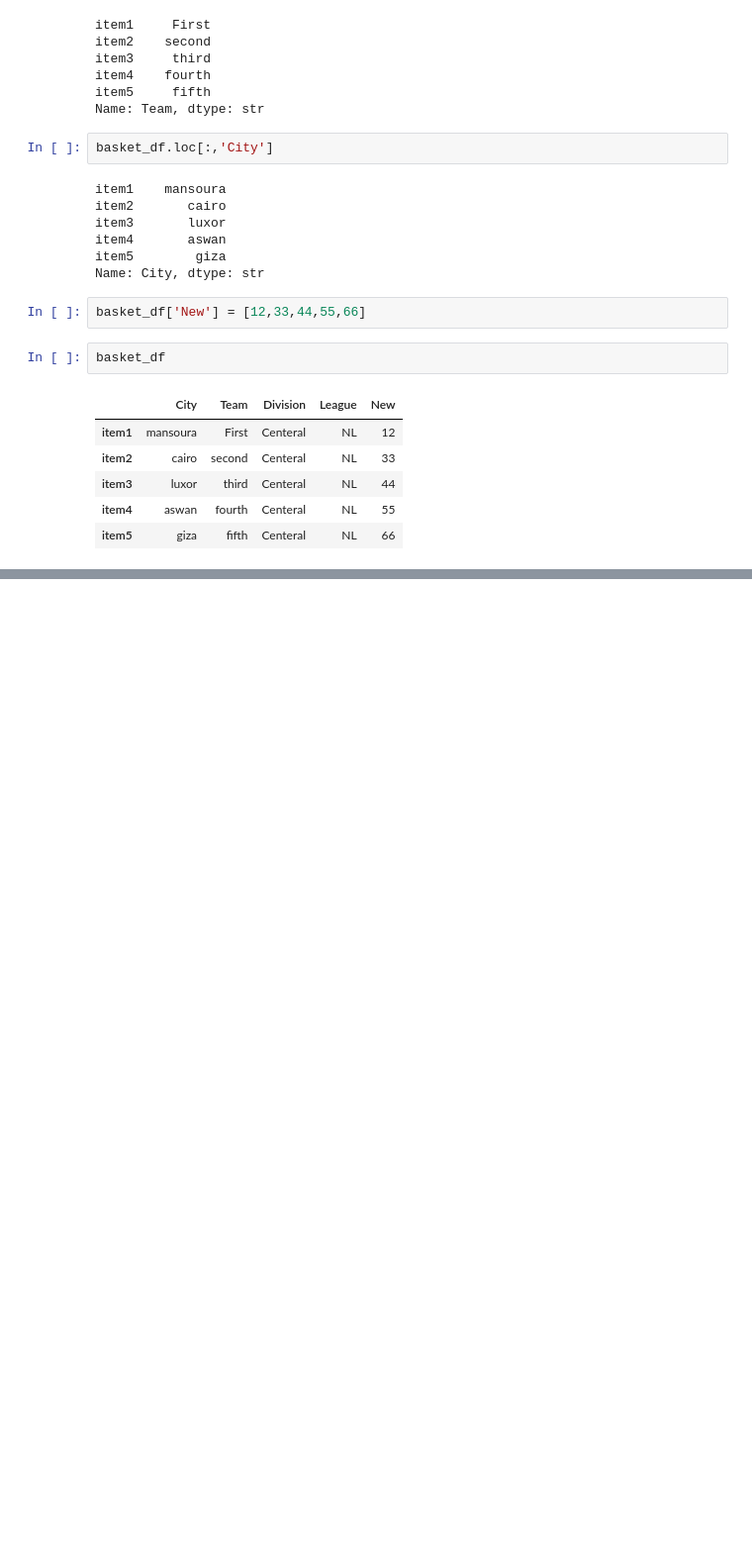
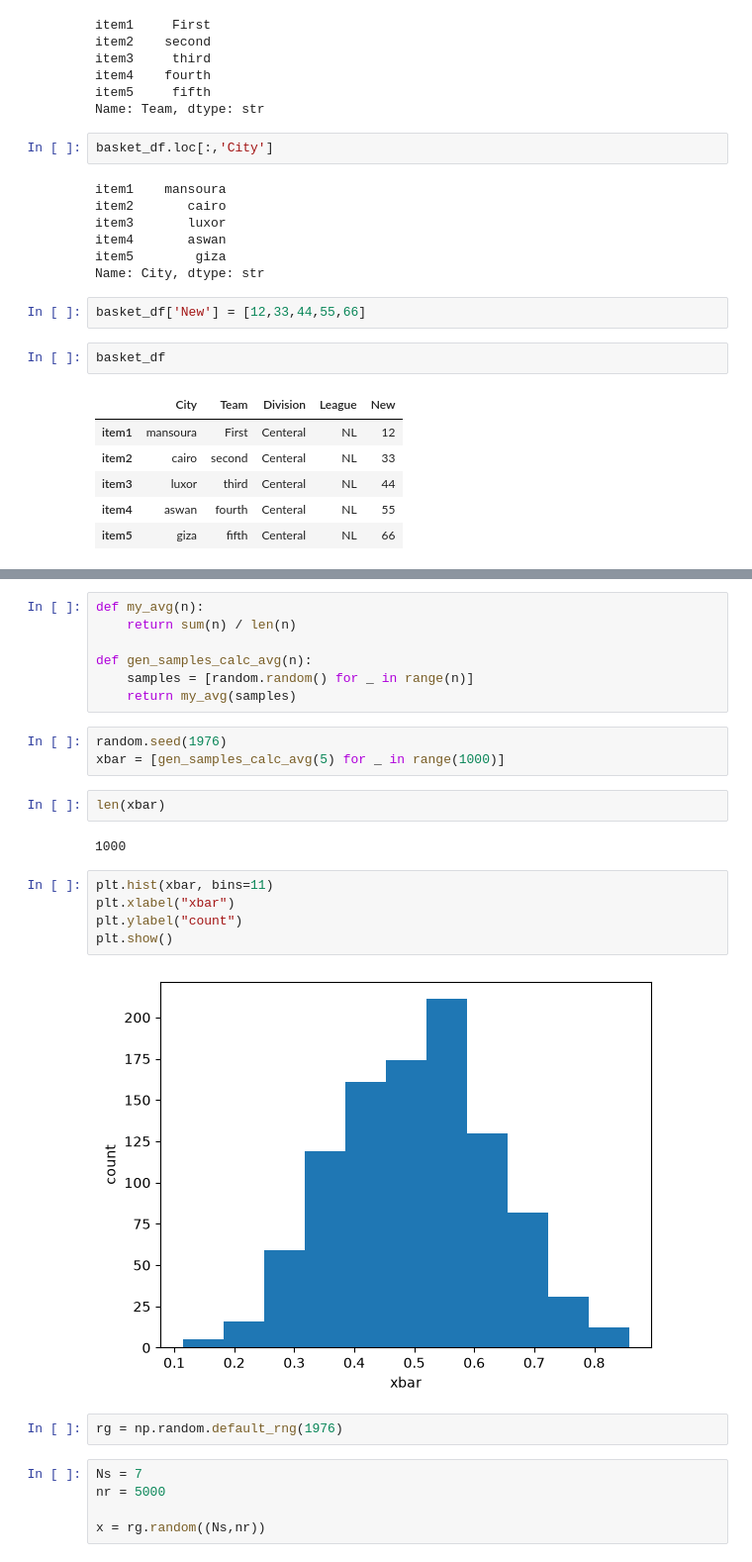
Before and after one commit to mohamedeld/Exploratory-Data-Analysis-using-Python, a Jupyter notebook: Untitled.ipynb, the cells around one changed output, grey strips where cells are left out. Shown at 99% size. Drawn from its saved outputs; the diff is of its cells as text; blank space fills up the shorter version.

Commit message:
add samples data and get std, variance

```diff
--- a/Untitled.ipynb
+++ b/Untitled.ipynb
@@ -674,0 +704,28 @@ basket_df
+# %%
+def my_avg(n):
+    return sum(n) / len(n)
+
+def gen_samples_calc_avg(n):
+    samples = [random.random() for _ in range(n)]
+    return my_avg(samples)
+# %%
+random.seed(1976)
+xbar = [gen_samples_calc_avg(5) for _ in range(1000)]
+# %%
+len(xbar)
+# %% [output]
+1000
+# %%
+plt.hist(xbar, bins=11)
+plt.xlabel("xbar")
+plt.ylabel("count")
+plt.show()
+# %% [output]
+[figure, added]
+# %%
+rg = np.random.default_rng(1976)
+# %%
+Ns = 7
+nr = 5000
+
+x = rg.random((Ns,nr))
```
Also changed, not shown: parts of 32 cells of this notebook, 1 other file.
